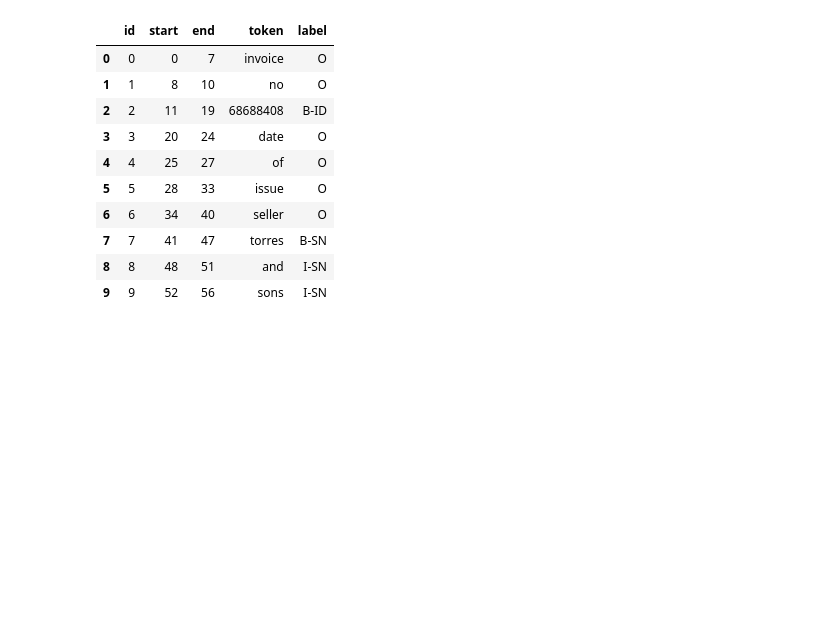
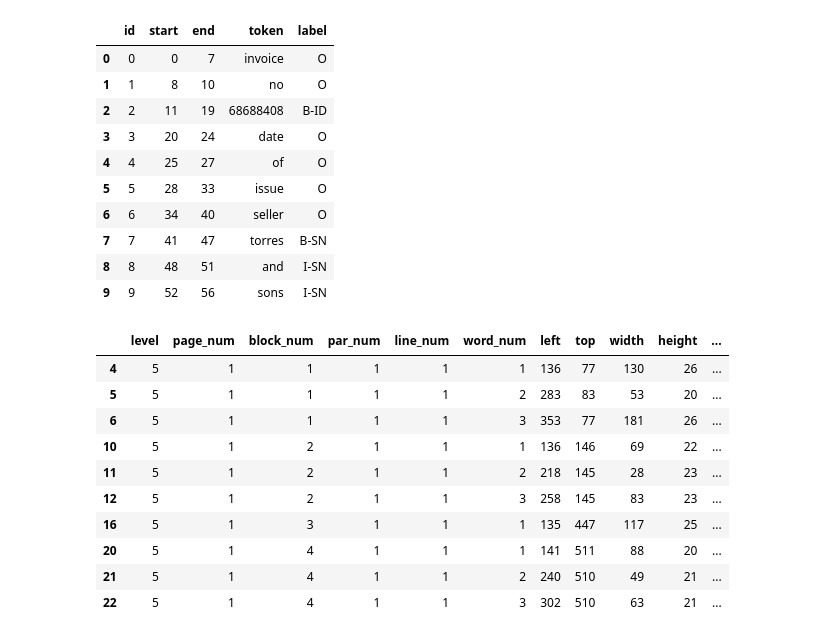
Before and after one commit to Younes-Barkat/Bill-Wise-V2.0, a Jupyter notebook: 1_BillNER/predictions.ipynb, the cells around one changed output. Saved outputs shown, nothing was run; the diff lists cells and outputs as text; code cells hidden in the pictures; blank space fills up the shorter version.

```diff
--- a/1_BillNER/predictions.ipynb
+++ b/1_BillNER/predictions.ipynb
@@ -115,3 +115,20 @@ df_tokens.head(10)
 | 7 | 7 | 41 | 47 | torres | B-SN |
 | 8 | 8 | 48 | 51 | and | I-SN |
 | 9 | 9 | 52 | 56 | sons | I-SN |
+# %%
+df_clean['end']= df_clean['text'].apply(lambda x:len(x)+1).cumsum() - 1
+df_clean['start'] = df_clean[['text','end']].apply(lambda x: x['end'] - len(x['text']), axis = 1)
+# %%
+df_clean.head(10)
+# %% [output]
+|  | level | page_num | block_num | par_num | line_num | word_num | left | top | width | height | ... |
+| 4 | 5 | 1 | 1 | 1 | 1 | 1 | 136 | 77 | 130 | 26 | ... |
+| 5 | 5 | 1 | 1 | 1 | 1 | 2 | 283 | 83 | 53 | 20 | ... |
+| 6 | 5 | 1 | 1 | 1 | 1 | 3 | 353 | 77 | 181 | 26 | ... |
+| 10 | 5 | 1 | 2 | 1 | 1 | 1 | 136 | 146 | 69 | 22 | ... |
+| 11 | 5 | 1 | 2 | 1 | 1 | 2 | 218 | 145 | 28 | 23 | ... |
+| 12 | 5 | 1 | 2 | 1 | 1 | 3 | 258 | 145 | 83 | 23 | ... |
+| 16 | 5 | 1 | 3 | 1 | 1 | 1 | 135 | 447 | 117 | 25 | ... |
+| 20 | 5 | 1 | 4 | 1 | 1 | 1 | 141 | 511 | 88 | 20 | ... |
+| 21 | 5 | 1 | 4 | 1 | 1 | 2 | 240 | 510 | 49 | 21 | ... |
+| 22 | 5 | 1 | 4 | 1 | 1 | 3 | 302 | 510 | 63 | 21 | ... |
```
Also changed, not shown: parts of 11 cells of this notebook, 2 other files.
